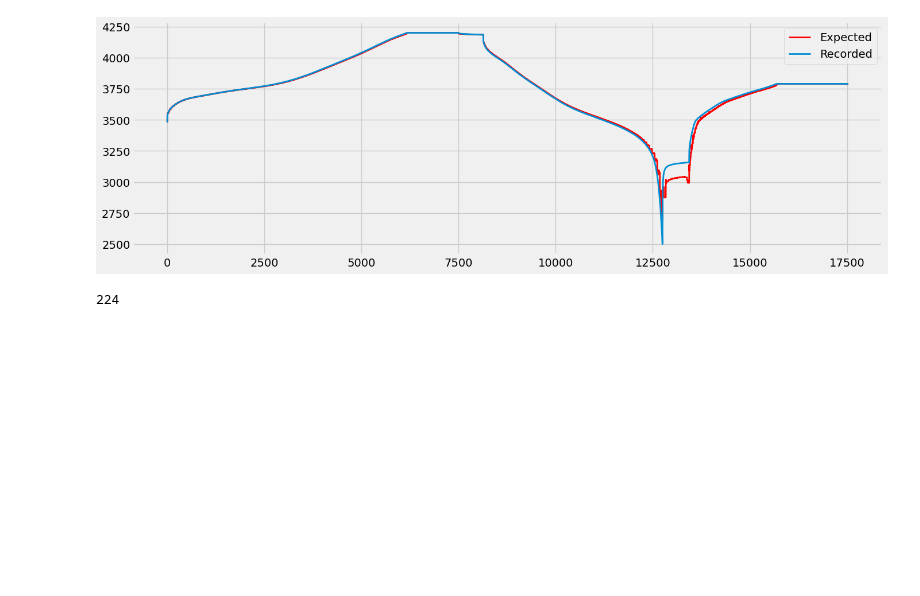
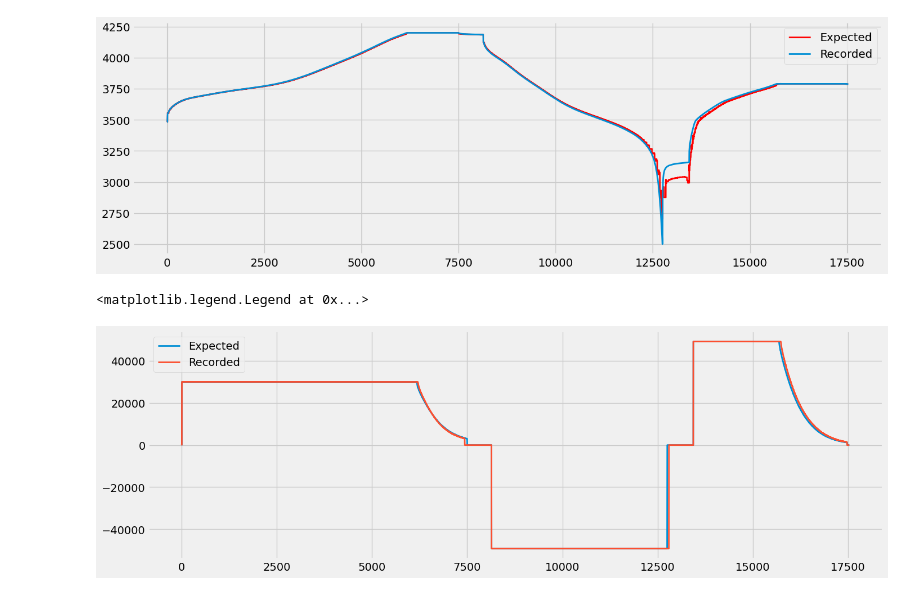
Before and after one commit to wenry55/form-phase, a Jupyter notebook: form-mfit-ui.ipynb, the cells around one changed output. Drawn from its saved outputs; the diff is of its cells as text; code cells hidden in the pictures; blank space fills up the shorter version.

```diff
--- a/form-mfit-ui.ipynb
+++ b/form-mfit-ui.ipynb
@@ -170,10 +170,14 @@ plt.legend(['Expected', 'Recorded'])
 # %% [output]
 <matplotlib.legend.Legend at 0x...>
 [figure]
-# %%
-len(score)
-# %% [output]
-224
+# %%
+plt.figure(figsize=(15,5))
+plt.plot(df_list[28]['data']['curr'], linewidth=2, label='Acquired')
+plt.plot(df_list[6]['data']['curr'], linewidth=2, label='Acquired')
+plt.legend(['Expected', 'Recorded'])
+# %% [output]
+<matplotlib.legend.Legend at 0x...>
+[figure, added]
 # %%
 import plotly.graph_objects as go
 
```
